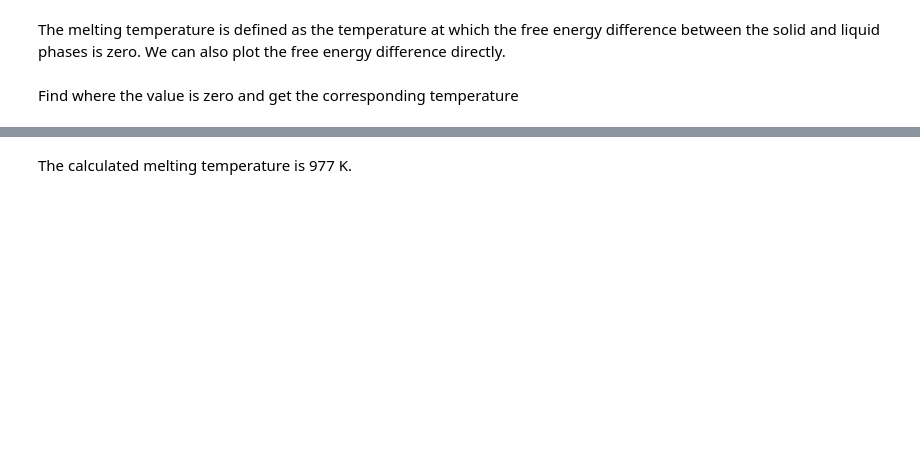
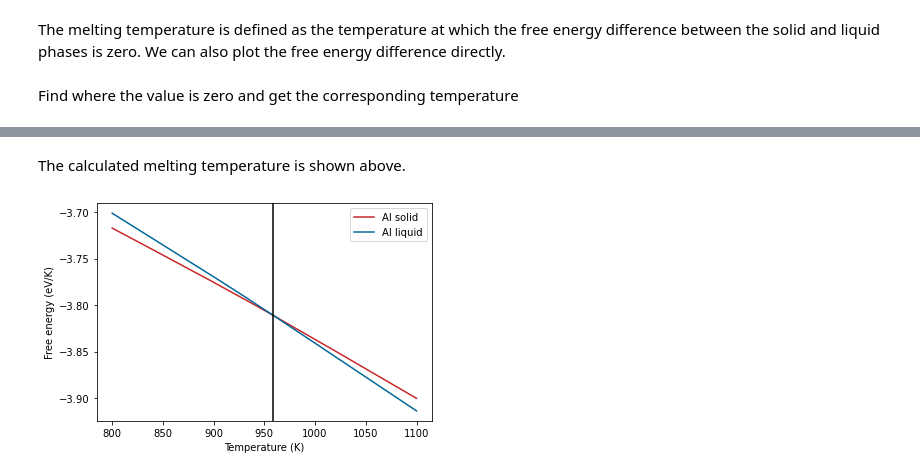
Before and after one commit to pyiron-workshop/potentials-workshop-2022, a Jupyter notebook: phase_diagram/tutorial_1.ipynb, the cells around one changed output, grey strips where cells are left out. Cells and saved outputs as stored; diff of their text form; code cells hidden in the pictures; blank space fills up the shorter version.

```diff
--- a/phase_diagram/tutorial_1.ipynb
+++ b/phase_diagram/tutorial_1.ipynb
@@ -508,5 +505,16 @@ tm
 # %% [markdown]
-The calculated melting temperature is 977 K.
+The calculated melting temperature is shown above.
+# %%
+plt.plot(al_fcc.output.temperature, al_fcc.output.energy_free,
+        label="Al solid", color='#C62828')
+plt.plot(al_lqd.output.temperature, al_lqd.output.energy_free,
+        label="Al liquid", color='#006899')
+plt.axvline(tm, color="black")
+plt.xlabel("Temperature (K)")
+plt.ylabel("Free energy (eV/K)")
+plt.legend();
+# %% [output]
+[figure, added]
 # %%
 plt.plot(al_fcc.output.temperature, fediff,
         label=r"$\Delta F$", color='#C62828')
```
Also changed, not shown: parts of 23 cells of this notebook.
